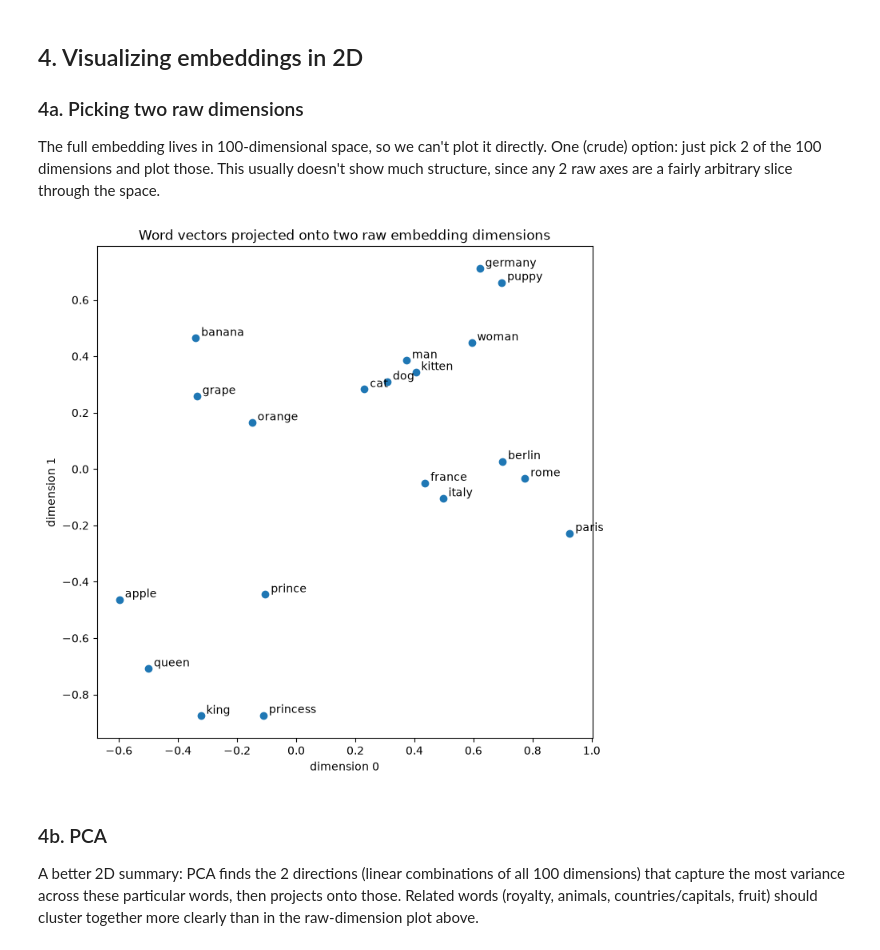
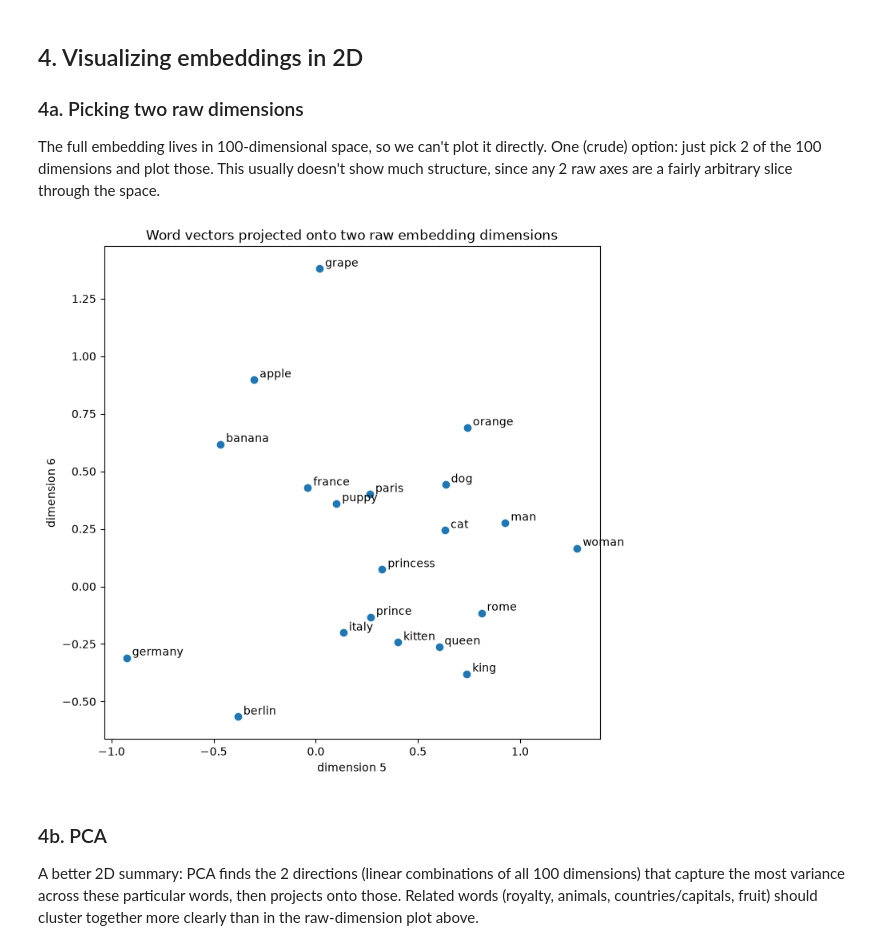
Before and after one commit to VISST-school/applied-linear-algebra, a Jupyter notebook: notebooks/embeddings.ipynb, the cells around one changed output. Drawn from its saved outputs; the diff is of its cells as text; code cells hidden in the pictures.

```diff
--- a/notebooks/embeddings.ipynb
+++ b/notebooks/embeddings.ipynb
@@ -207,24 +151,24 @@ structure, since any 2 raw axes are a fairly arbitrary slice through the space.
 # %%
 words = [
     "king", "queen", "man", "woman", "prince", "princess",
     "dog", "cat", "puppy", "kitten",
     "france", "paris", "italy", "rome", "germany", "berlin",
     "apple", "banana", "orange", "grape",
 ]
 
 raw_vectors = np.array([vectors[w] for w in words])
 
-dim1, dim2 = 0, 1
+dim1, dim2 = 5, 6
 plt.figure(figsize=(8, 8))
 plt.scatter(raw_vectors[:, dim1], raw_vectors[:, dim2])
 for word, (x, y) in zip(words, raw_vectors[:, [dim1, dim2]]):
     plt.annotate(word, (x, y), textcoords="offset points", xytext=(5, 2))
 plt.xlabel(f"dimension {dim1}")
 plt.ylabel(f"dimension {dim2}")
 plt.title("Word vectors projected onto two raw embedding dimensions")
 plt.show()
 # %% [output]
-[figure, old version]
+[figure, new version]
 # %% [markdown]
 ### 4b. PCA
 
```
Also changed, not shown: parts of 6 cells of this notebook, 1 other file.
